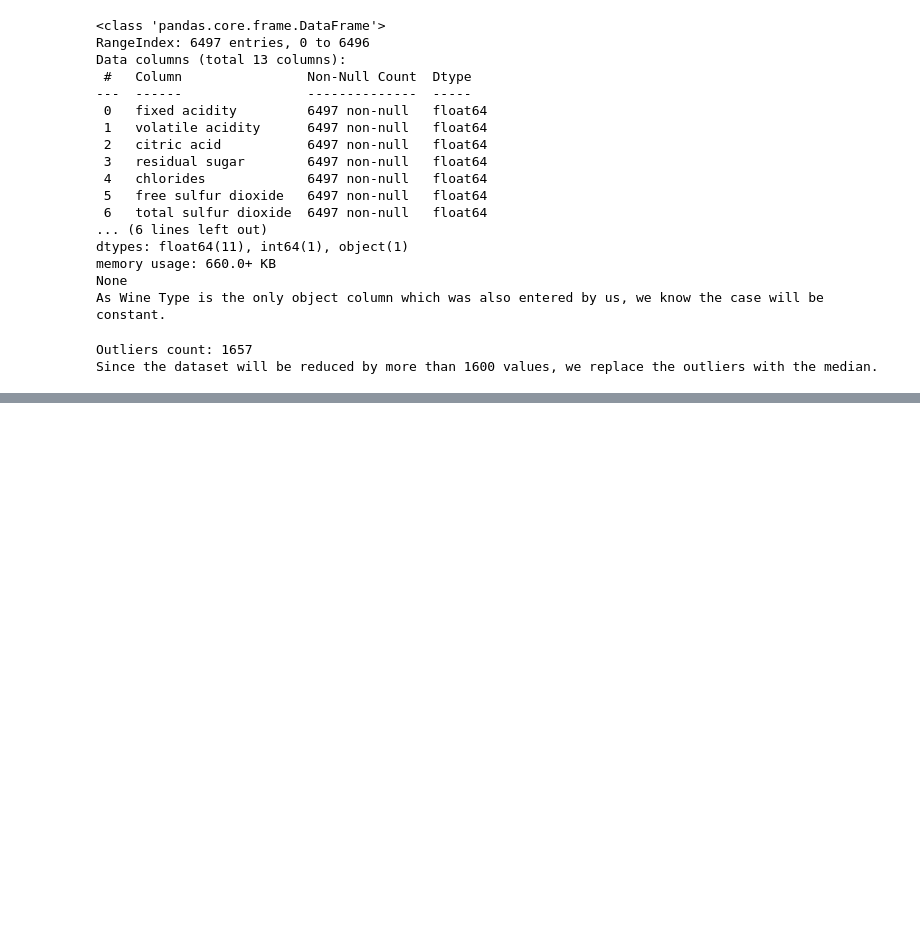
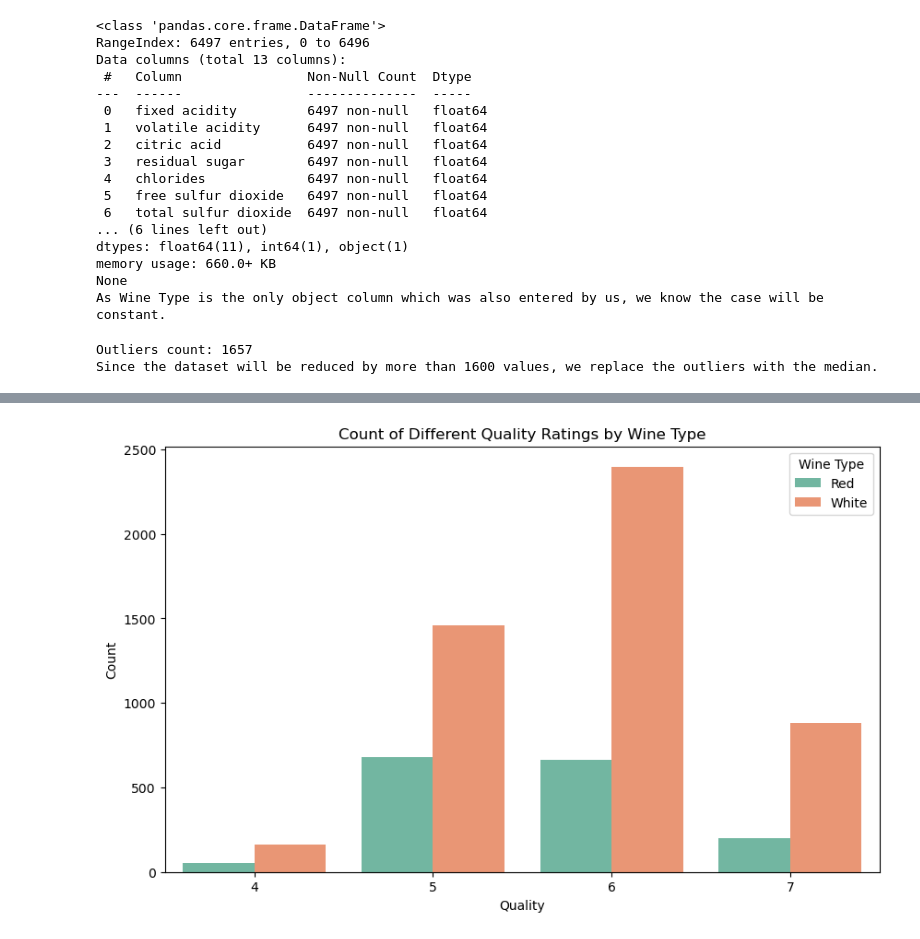
Before and after one commit to MythriShivakumar/A1_ML, a Jupyter notebook: wine_quality.ipynb, the cells around one changed output, grey strips where cells are left out. Drawn from its saved outputs; the diff is of its cells as text; code cells hidden in the pictures; blank space fills up the shorter version.

```diff
--- a/wine_quality.ipynb
+++ b/wine_quality.ipynb
@@ -87,0 +113,9 @@ Since the dataset will be reduced by more than 1600 values, we replace the outli
+# %%
+plt.figure(figsize=(10, 6))
+sns.countplot(x='quality', hue='Wine Type', data=wine_quality, palette='Set2')
+plt.title('Count of Different Quality Ratings by Wine Type')
+plt.xlabel('Quality')
+plt.ylabel('Count')
+plt.show()
+# %% [output]
+[figure, added]
```
Also changed, not shown: parts of 9 cells of this notebook.
